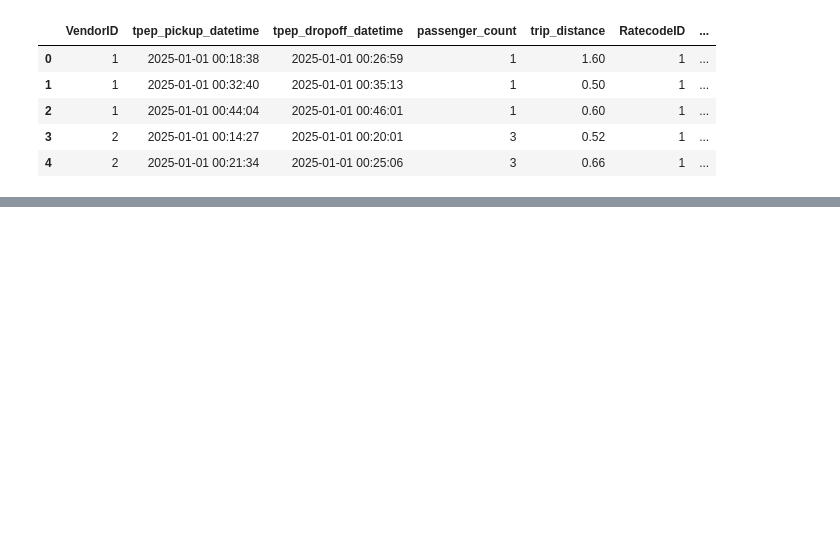
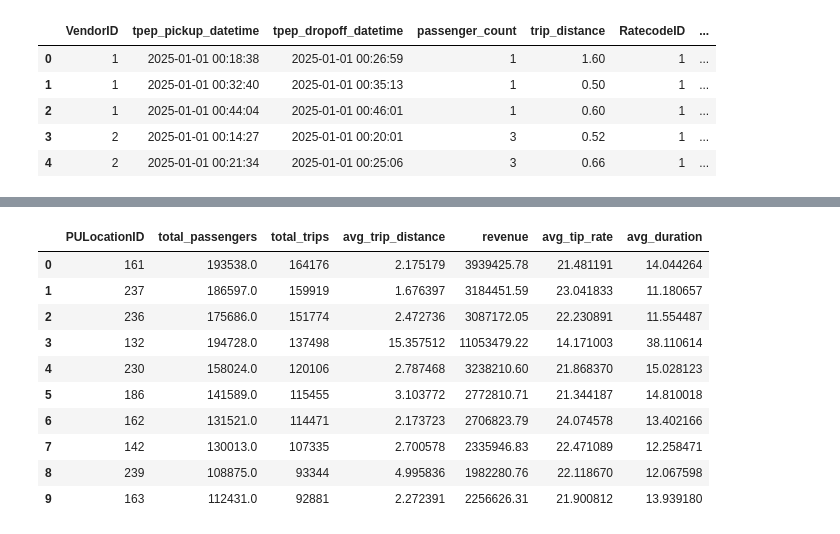
Before and after one commit to vodliosje/TaxiNYC, a Jupyter notebook: notebooks/2.1_duck_schema.ipynb, the cells around one changed output, grey strips where cells are left out. Saved outputs shown, nothing was run; the diff lists cells and outputs as text; code cells hidden in the pictures; blank space fills up the shorter version.

```diff
--- a/notebooks/2.1_duck_schema.ipynb
+++ b/notebooks/2.1_duck_schema.ipynb
@@ -51,0 +241,30 @@ conn.execute("SELECT COUNT(*) FROM trips").df()
+# %%
+#Pickup zone demand
+conn.execute (
+    """
+    SELECT
+        PULocationID,
+        SUM(passenger_count) AS total_passengers,
+        COUNT(*) AS total_trips,
+        AVG(trip_distance) AS avg_trip_distance,
+        SUM(total_amount) AS revenue,
+        AVG(tip_rate) * 100 AS avg_tip_rate,
+        AVG(duration_mins) AS avg_duration,
+    FROM clean_yellow
+    GROUP BY PULocationID
+    ORDER BY total_trips DESC
+    LIMIT 10
+    """
+).df()
+# %% [output]
+|  | PULocationID | total_passengers | total_trips | avg_trip_distance | revenue | avg_tip_rate | avg_duration |
+| 0 | 161 | 193538.0 | 164176 | 2.175179 | 3939425.78 | 21.481191 | 14.044264 |
+| 1 | 237 | 186597.0 | 159919 | 1.676397 | 3184451.59 | 23.041833 | 11.180657 |
+| 2 | 236 | 175686.0 | 151774 | 2.472736 | 3087172.05 | 22.230891 | 11.554487 |
+| 3 | 132 | 194728.0 | 137498 | 15.357512 | 11053479.22 | 14.171003 | 38.110614 |
+| 4 | 230 | 158024.0 | 120106 | 2.787468 | 3238210.60 | 21.868370 | 15.028123 |
+| 5 | 186 | 141589.0 | 115455 | 3.103772 | 2772810.71 | 21.344187 | 14.810018 |
+| 6 | 162 | 131521.0 | 114471 | 2.173723 | 2706823.79 | 24.074578 | 13.402166 |
+| 7 | 142 | 130013.0 | 107335 | 2.700578 | 2335946.83 | 22.471089 | 12.258471 |
+| 8 | 239 | 108875.0 | 93344 | 4.995836 | 1982280.76 | 22.118670 | 12.067598 |
+| 9 | 163 | 112431.0 | 92881 | 2.272391 | 2256626.31 | 21.900812 | 13.939180 |
```
Also changed, not shown: parts of 18 cells of this notebook, 4 other files.
